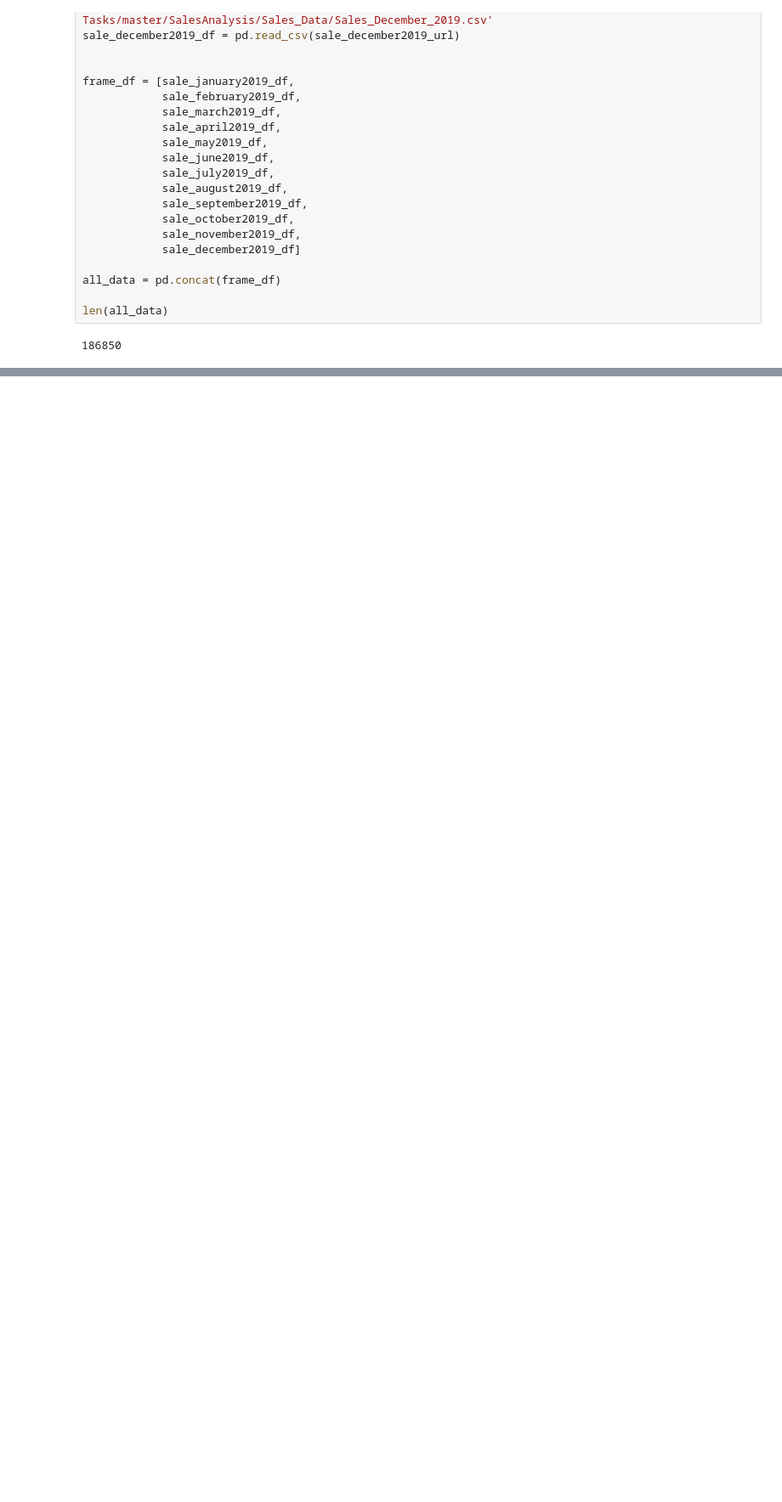
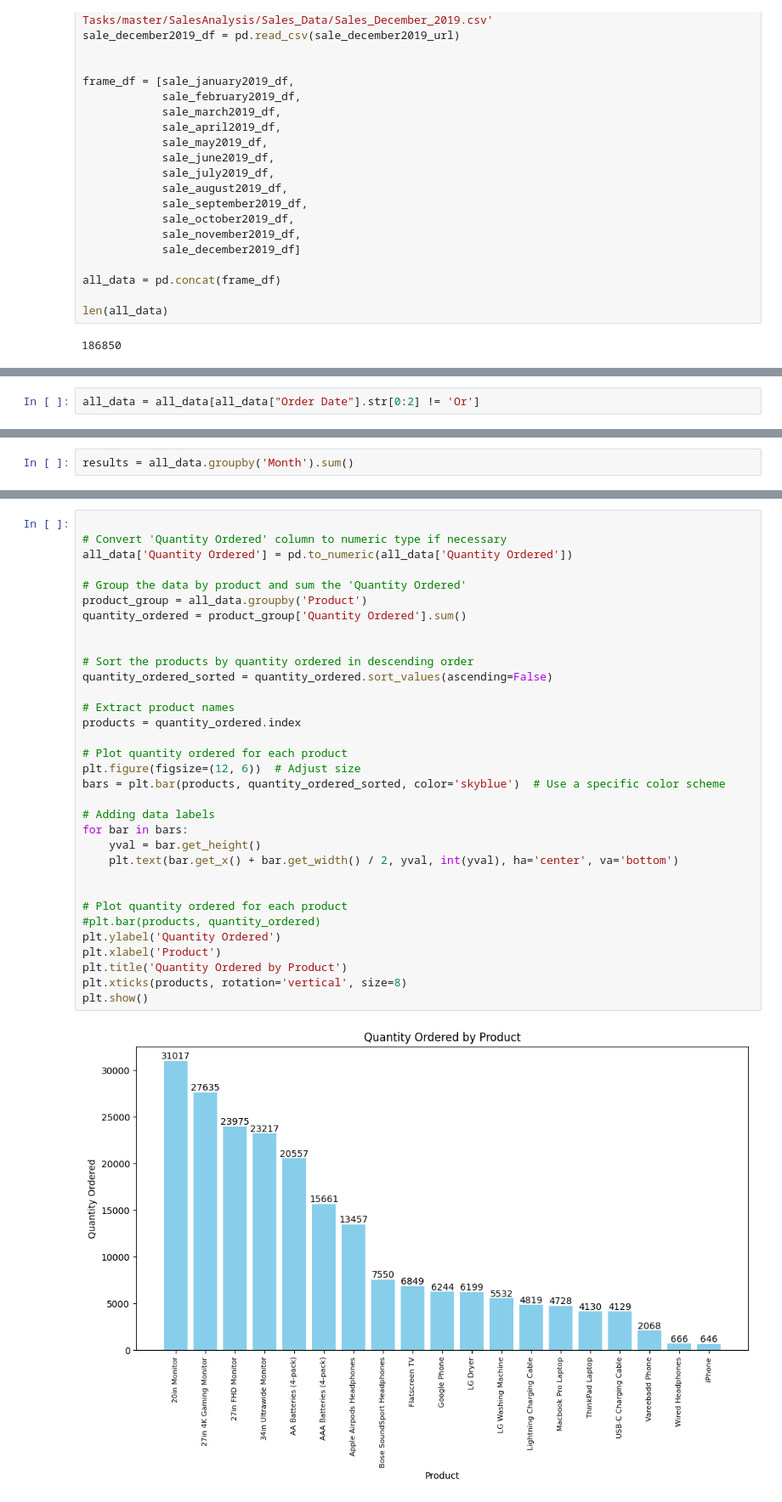
Before and after one commit to HarryBoy127/best-buy-sales-analysis, a Jupyter notebook: notebook/sale_analysis.ipynb, the cells around one changed output, grey strips where cells are left out. Shown: that part at 85% size. Drawn from its saved outputs; the diff is of its cells as text; blank space fills up the shorter version.

```diff
--- a/notebook/sale_analysis.ipynb
+++ b/notebook/sale_analysis.ipynb
@@ -342,0 +97,2 @@ plt.show()
+# %%
+all_data = all_data[all_data["Order Date"].str[0:2] != 'Or']
@@ -342,0 +158,2 @@ plt.show()
+# %%
+results = all_data.groupby('Month').sum()
@@ -342,0 +334,35 @@ plt.show()
+# %%
+
+# Convert 'Quantity Ordered' column to numeric type if necessary
+all_data['Quantity Ordered'] = pd.to_numeric(all_data['Quantity Ordered'])
+
+# Group the data by product and sum the 'Quantity Ordered'
+product_group = all_data.groupby('Product')
+quantity_ordered = product_group['Quantity Ordered'].sum()
+
+
+# Sort the products by quantity ordered in descending order
+quantity_ordered_sorted = quantity_ordered.sort_values(ascending=False)
+
+# Extract product names
+products = quantity_ordered.index
+
+# Plot quantity ordered for each product
+plt.figure(figsize=(12, 6))  # Adjust size
+bars = plt.bar(products, quantity_ordered_sorted, color='skyblue')  # Use a specific color scheme
+
+# Adding data labels
+for bar in bars:
+    yval = bar.get_height()
+    plt.text(bar.get_x() + bar.get_width() / 2, yval, int(yval), ha='center', va='bottom')
+
+
+# Plot quantity ordered for each product
+#plt.bar(products, quantity_ordered)
+plt.ylabel('Quantity Ordered')
+plt.xlabel('Product')
+plt.title('Quantity Ordered by Product')
+plt.xticks(products, rotation='vertical', size=8)
+plt.show()
+# %% [output]
+[figure, added]
```
Also changed, not shown: parts of 58 cells of this notebook, 15 other files.
